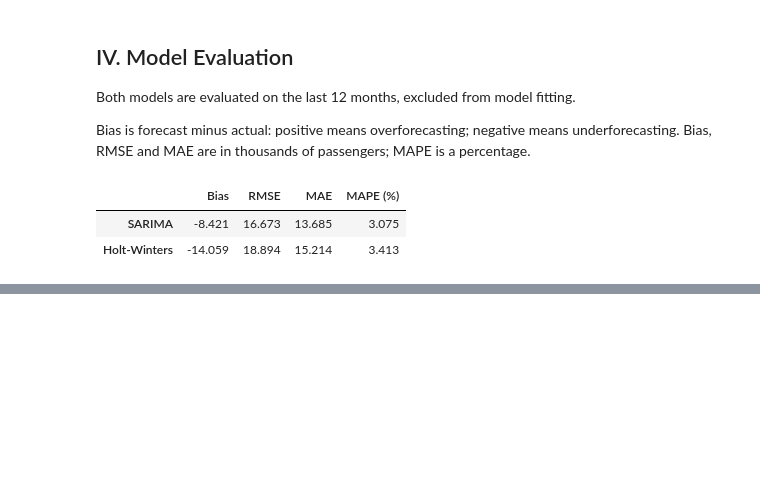
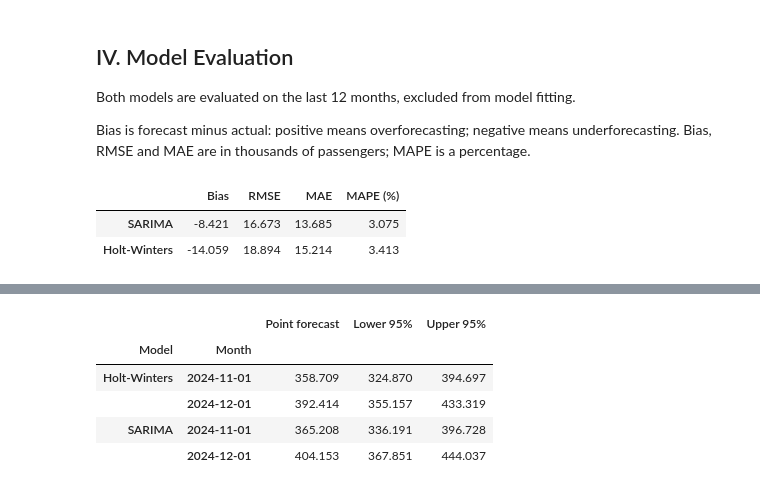
Before and after one commit to DiegoSourbag/SCA-Homework-1, a Jupyter notebook: homework1.ipynb, the cells around one changed output, grey strips where cells are left out. Cells and saved outputs as stored; diff of their text form; code cells hidden in the pictures; blank space fills up the shorter version.

```diff
--- a/homework1.ipynb
+++ b/homework1.ipynb
@@ -276,0 +321,45 @@ These results describe one 12-month test period and do not guarantee future perf
+# %%
+# Holt-Winters: simulation with centered relative residuals
+n_simulations = 10000
+rng = np.random.default_rng(42)
+relative_errors = ((y - ets_full.fittedvalues)
+                   / ets_full.fittedvalues).dropna().to_numpy()
+relative_errors = relative_errors - relative_errors.mean()
+simulated_errors = rng.choice(
+    relative_errors, size=(h, n_simulations), replace=True
+)
+
+hw_paths = ets_full.simulate(
+    h, anchor="end", repetitions=n_simulations,
+    error="mul", random_errors=simulated_errors
+)
+hw_lower, hw_upper = np.quantile(
+    np.asarray(hw_paths), [0.025, 0.975], axis=1
+)
+
+# SARIMA: transform the log-scale prediction interval back to passengers
+sarima_interval = np.exp(sarima_prediction.conf_int(alpha=0.05))
+
+hw_forecast_table = pd.DataFrame({
+    "Point forecast": hw_point,
+    "Lower 95%": hw_lower,
+    "Upper 95%": hw_upper
+})
+sarima_forecast_table = pd.DataFrame({
+    "Point forecast": sarima_point,
+    "Lower 95%": sarima_interval.iloc[:, 0],
+    "Upper 95%": sarima_interval.iloc[:, 1]
+})
+
+forecast_table_v = pd.concat(
+    {"Holt-Winters": hw_forecast_table, "SARIMA": sarima_forecast_table},
+    names=["Model", "Month"]
+)
+display(forecast_table_v.round(3))
+# %% [output]
+|  |  | Point forecast | Lower 95% | Upper 95% |
+| Model | Month |  |  |  |
+| Holt-Winters | 2024-11-01 | 358.709 | 324.870 | 394.697 |
+|  | 2024-12-01 | 392.414 | 355.157 | 433.319 |
+| SARIMA | 2024-11-01 | 365.208 | 336.191 | 396.728 |
+|  | 2024-12-01 | 404.153 | 367.851 | 444.037 |
```
Also changed, not shown: parts of 9 cells of this notebook.
